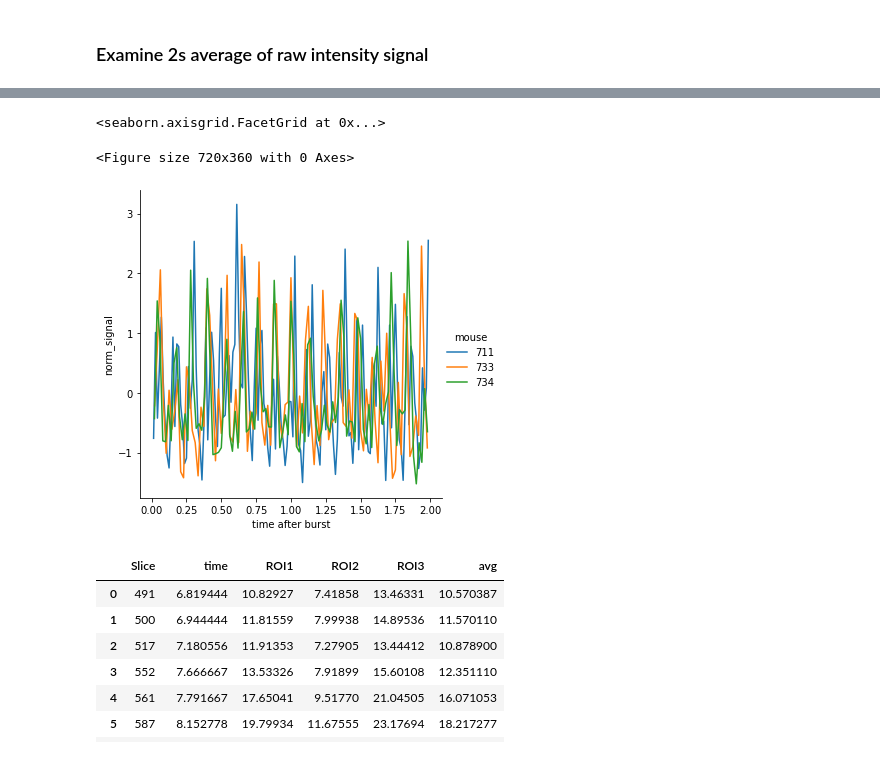
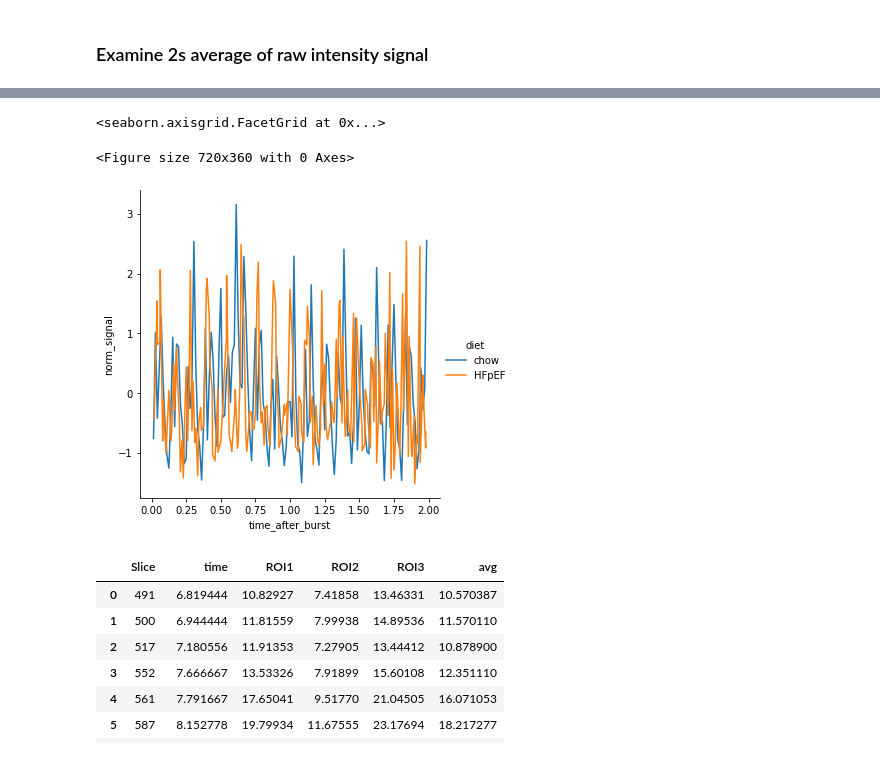
Before and after one commit to lolaBerkowitz/MCE, a Jupyter notebook: notebooks/main.ipynb, the cells around one changed output, grey strips where cells are left out. Saved outputs shown, nothing was run; the diff lists cells and outputs as text; code cells hidden in the pictures.

```diff
--- a/notebooks/main.ipynb
+++ b/notebooks/main.ipynb
@@ -548,0 +322,18 @@ def main(data_path,metadata_path,video_path):
+# %%
+# video_path = r'\\10.253.5.16\sn data server 3\laura_berkowitz\cardiac_grant\video_data'
+data_path = r"Y:\laura_berkowitz\cardiac_grant\burst_data\old_data\fiji"
+metadata_path = r"Y:\laura_berkowitz\cardiac_grant\burst_data\meta_data.csv"
+files = glob.glob(os.path.join(data_path,"*.csv"))
+file = files[1]
+
+
+# plot_signal(df,basepath)
+# data_path = "//10.253.5.16/sn data server 3/laura_berkowitz/cardiac_grant/burst_data/old_data/fiji/"
+# files = glob.glob(data_path+"*.csv")
+
+# # loop through files
+# for file in files:
+#     basename = os.path.basename(file)
+#     df = process_fiji(file,metadata_path)
+
+#     df.to_csv(os.path.join(os.path.dirname(file),'processed_'+basename))
@@ -549,6 +385,8 @@ def main(data_path,metadata_path,video_path):
 # %% [markdown]
 ### Examine 2s average of raw intensity signal
 # %%
+from MCE.preprocessing import main
+
 data_path = "//10.253.5.16/sn data server 3/laura_berkowitz/cardiac_grant/burst_data/old_data/fiji/"
 files = glob.glob(data_path+"*.csv")
 
@@ -556,6 +394,5 @@ df = pd.DataFrame()
 # process fiji data
 for file in files:
     basename = os.path.basename(file)
-    temp = process_fiji(file,metadata_path)
-    temp.to_csv(os.path.join(os.path.dirname(file),'processed_'+basename))
+    temp = main.process_fiji(file,metadata_path)
     df = df.append(temp,ignore_index=True)
@@ -580,10 +415,10 @@ df
 # %%
 # fig = plt.figure(figsize=set_size('thesis', fraction=.1, subplots=(1, 1)))
 fig = plt.figure(figsize=(10,5))
-sns.relplot(data = df[(df["time after burst"] > 0) & (df["time after burst"] < 2)],
-            x = "time after burst",
+sns.relplot(data = df[(df["time_after_burst"] > 0) & (df["time_after_burst"] < 2)],
+            x = "time_after_burst",
             y = "norm_signal",
-            hue = "mouse",
+            hue = "diet",
             palette = "tab10",
             kind = "line")
 
@@ -591,34 +426,34 @@ sns.relplot(data = df[(df["time after burst"] > 0) & (df["time after burst"] < 2
 
 # sns.boxplot(data = df[(df["time after burst"] > 0) & (df["time after burst"] < 2)],
 #             x = "diet",
 #             y = "norm_signal",
 #             hue = "mouse",
 #             palette = "tab10",
 #             )
 # sns.pointplot(x="time after burst", y="norm_signal", hue = "mouse",data= df[(df["time after burst"] > 0) & (df["time after burst"] < 2)])
 # color =
 # for mouse in np.unique(df["mouse"]):
 
 #     temp = df[(df["mouse"] == mouse) & (df["time after burst"] > 0)]
 #     signal = gaussian_filter(temp["norm_signal"],5)
 #     plt.plot(temp["time after burst"],signal,linewidth=5)
 #     plt.plot(temp["time after burst"],temp["norm_signal"])
 
 #     # bins = np.arange(0, np.max(temp["time after burst"]),2)
     # binned_signal
     # sns.pointplot(data = temp, np.histogram(temp["norm_signal"],bins)[0])
 
 
 # sns.boxplot(data = df[(df["time after burst"] > 0)],
 #             x = "time after burst",
 #             y = "norm_signal",
 #             hue = "mouse")
 
 # sns.replot()
 # %% [output]
 <seaborn.axisgrid.FacetGrid at 0x...>
 <Figure size 720x360 with 0 Axes>
-[figure, old version]
+[figure, new version]
 # %%
 df_proc = pd.read_csv("C:/Users/schafferlab/Desktop/711_b4_sanitycheck.csv")
 df_proc.columns = df_proc.columns.str.replace(' ','')
```
Also changed, not shown: parts of 23 cells of this notebook.
